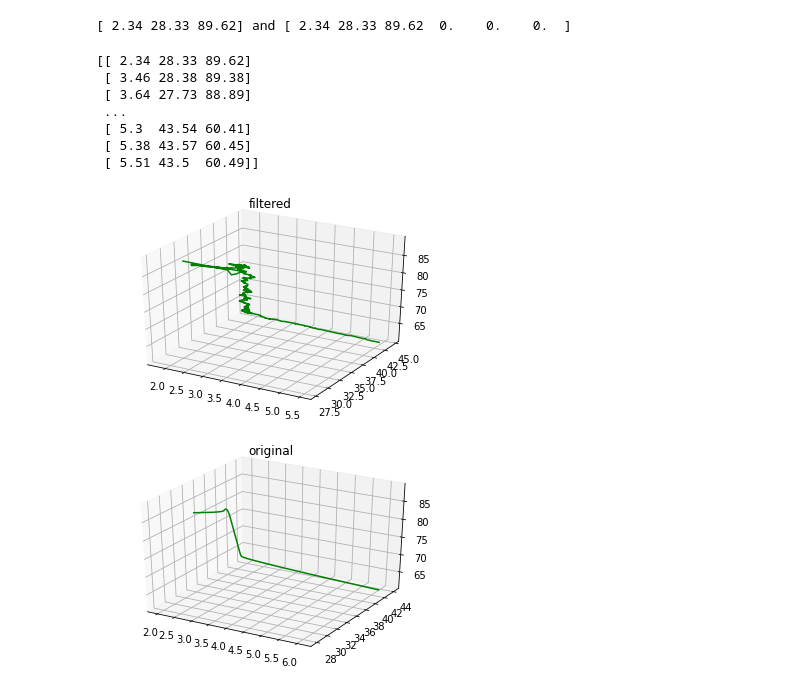
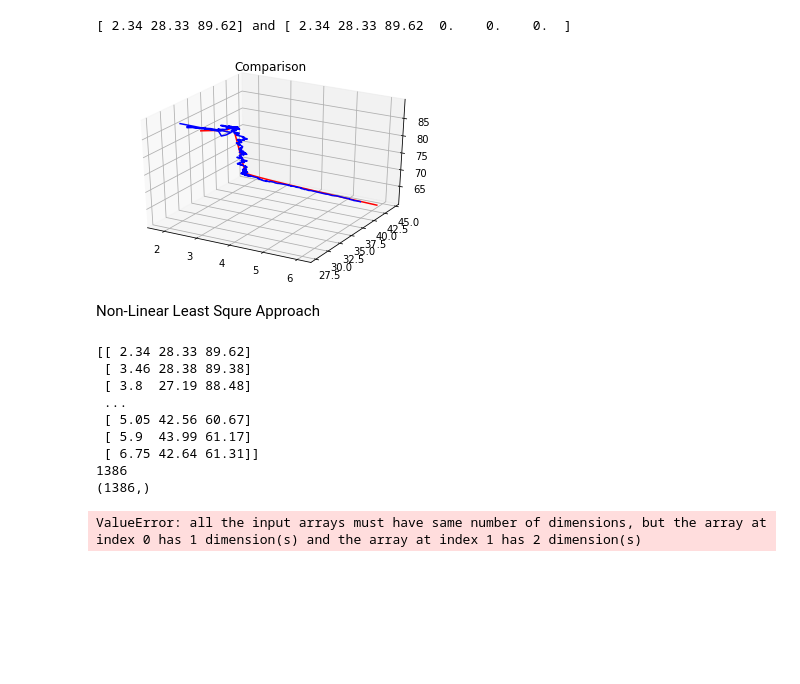
Before and after one commit to STEMO-CS5340/filter_least_squares_estimator, a Jupyter notebook: kalman.ipynb, the cells around one changed output. Saved outputs shown, nothing was run; the diff lists cells and outputs as text; code cells hidden in the pictures; blank space fills up the shorter version.

Commit message:
update for least square estimator

```diff
--- a/kalman.ipynb
+++ b/kalman.ipynb
@@ -46,6 +48,22 @@ def plot_trajectory(x, title):
     zline = x[:,2]
     ax.plot3D(xline, yline, zline, 'green')
 
+def plot_compare(x1, x2, title, label1, label2):
+    fig = plt.figure()
+    ax = plt.axes(projection='3d')
+    plt.title(title)
+
+    xline = x1[:,0]
+    yline = x1[:,1]
+    zline = x1[:,2]
+    ax.plot3D(xline, yline, zline, 'red')
+
+    xline = x2[:,0]
+    yline = x2[:,1]
+    zline = x2[:,2]
+    ax.plot3D(xline, yline, zline, 'blue')
+
+
 plot_trajectory(original, "original")
 plot_trajectory(noisy, "noisy")
 
@@ -121,16 +139,8 @@ for i in range(original.shape[0]):
 # %% [output]
 [ 2.34 28.33 89.62] and [ 2.34 28.33 89.62  0.    0.    0.  ]
 # %%
-print(filtered[:,0:3])
-plot_trajectory(filtered[:,0:3],"filtered")
-plot_trajectory(original,"original")
+plot_compare(original, filtered[:,0:3],"Comparison","filtered","original")
 # %% [output]
-[[ 2.34 28.33 89.62]
- [ 3.46 28.38 89.38]
- [ 3.64 27.73 88.89]
- ...
- [ 5.3  43.54 60.41]
- [ 5.38 43.57 60.45]
- [ 5.51 43.5  60.49]]
-[figure, old version]
+[figure, new version]
-[figure, removed]
+# %% [markdown]
+Non-Linear Least Squre Approach
@@ -136,0 +173,16 @@ plot_trajectory(original,"original")
+# %%
+x0 = copy.deepcopy(noisy)
+print(x0)
+alpha = 0.5
+optimisation.leastsq(residual, x0, args=(alpha, noisy), verbose=True)
+# %% [output]
+[[ 2.34 28.33 89.62]
+ [ 3.46 28.38 89.38]
+ [ 3.8  27.19 88.48]
+ ...
+ [ 5.05 42.56 60.67]
+ [ 5.9  43.99 61.17]
+ [ 6.75 42.64 61.31]]
+1386
+(1386,)
+ValueError: all the input arrays must have same number of dimensions, but the array at index 0 has 1 dimension(s) and the array at index 1 has 2 dimension(s)
```
Also changed, not shown: parts of 3 cells of this notebook.
